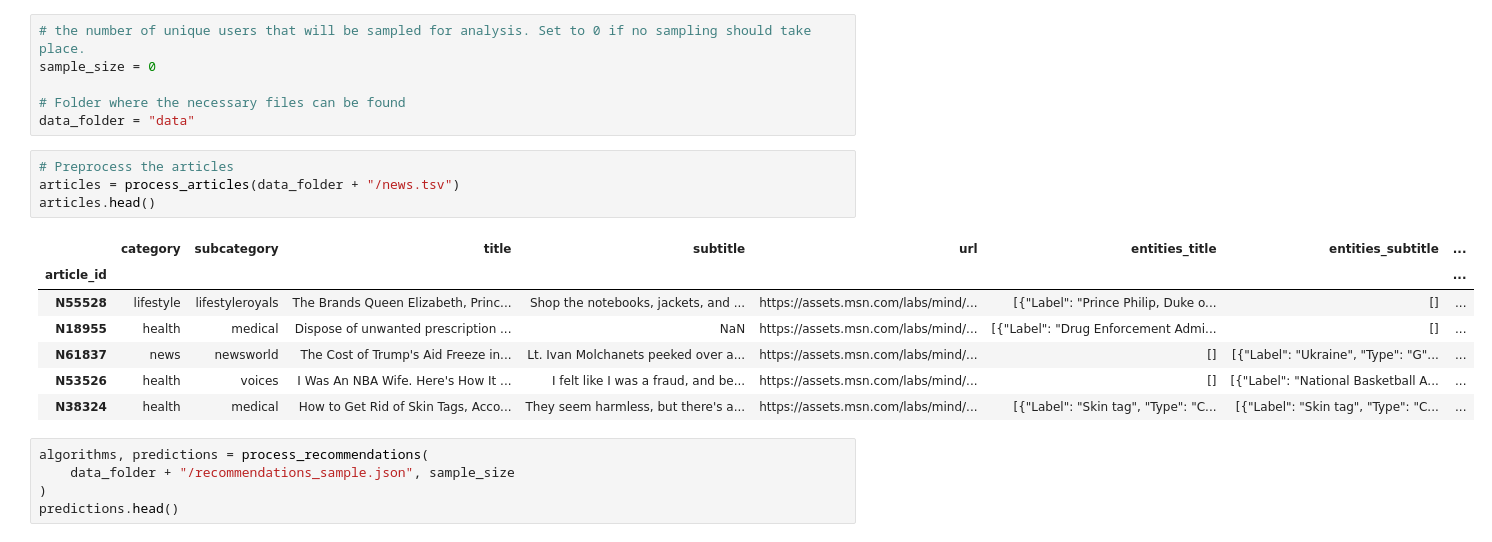
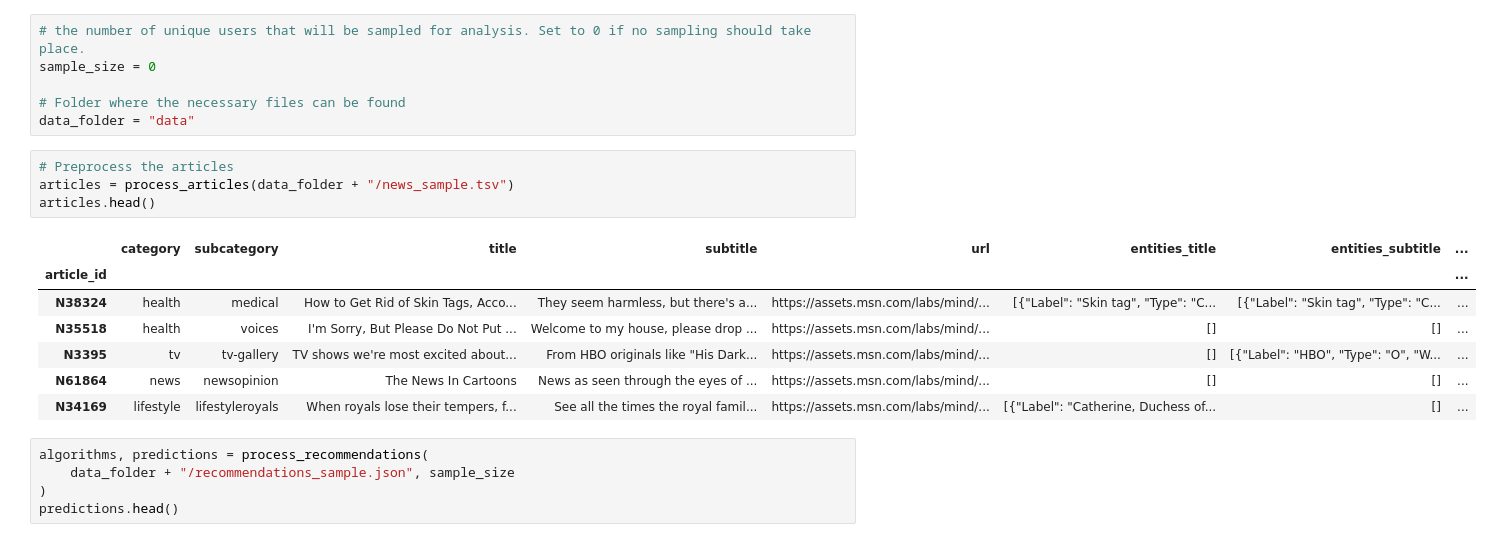
Before and after one commit to svrijenhoek/RADio-, a Jupyter notebook: examples/radio/diversity.ipynb, the cells around one changed output. Saved outputs shown, nothing was run; the diff lists cells and outputs as text.

Commit message:
add sample news file

```diff
--- a/examples/radio/diversity.ipynb
+++ b/examples/radio/diversity.ipynb
@@ -30,16 +26,16 @@ sample_size = 0
 data_folder = "data"
 # %%
 # Preprocess the articles
-articles = process_articles(data_folder + "/news.tsv")
+articles = process_articles(data_folder + "/news_sample.tsv")
 articles.head()
 # %% [output]
 |  | category | subcategory | title | subtitle | url | entities_title | entities_subtitle | ... |
 | article_id |  |  |  |  |  |  |  | ... |
-| N55528 | lifestyle | lifestyleroyals | The Brands Queen Elizabeth, Princ... | Shop the notebooks, jackets, and ... | https://assets.msn.com/labs/mind/... | [{"Label": "Prince Philip, Duke o... | [] | ... |
-| N18955 | health | medical | Dispose of unwanted prescription ... | NaN | https://assets.msn.com/labs/mind/... | [{"Label": "Drug Enforcement Admi... | [] | ... |
-| N61837 | news | newsworld | The Cost of Trump's Aid Freeze in... | Lt. Ivan Molchanets peeked over a... | https://assets.msn.com/labs/mind/... | [] | [{"Label": "Ukraine", "Type": "G"... | ... |
-| N53526 | health | voices | I Was An NBA Wife. Here's How It ... | I felt like I was a fraud, and be... | https://assets.msn.com/labs/mind/... | [] | [{"Label": "National Basketball A... | ... |
 | N38324 | health | medical | How to Get Rid of Skin Tags, Acco... | They seem harmless, but there's a... | https://assets.msn.com/labs/mind/... | [{"Label": "Skin tag", "Type": "C... | [{"Label": "Skin tag", "Type": "C... | ... |
+| N35518 | health | voices | I'm Sorry, But Please Do Not Put ... | Welcome to my house, please drop ... | https://assets.msn.com/labs/mind/... | [] | [] | ... |
+| N3395 | tv | tv-gallery | TV shows we're most excited about... | From HBO originals like "His Dark... | https://assets.msn.com/labs/mind/... | [] | [{"Label": "HBO", "Type": "O", "W... | ... |
+| N61864 | news | newsopinion | The News In Cartoons | News as seen through the eyes of ... | https://assets.msn.com/labs/mind/... | [] | [] | ... |
+| N34169 | lifestyle | lifestyleroyals | When royals lose their tempers, f... | See all the times the royal famil... | https://assets.msn.com/labs/mind/... | [{"Label": "Catherine, Duchess of... | [] | ... |
 # %%
 algorithms, predictions = process_recommendations(
     data_folder + "/recommendations_sample.json", sample_size
```
Also changed, not shown: parts of 2 cells of this notebook, 2 other files.
